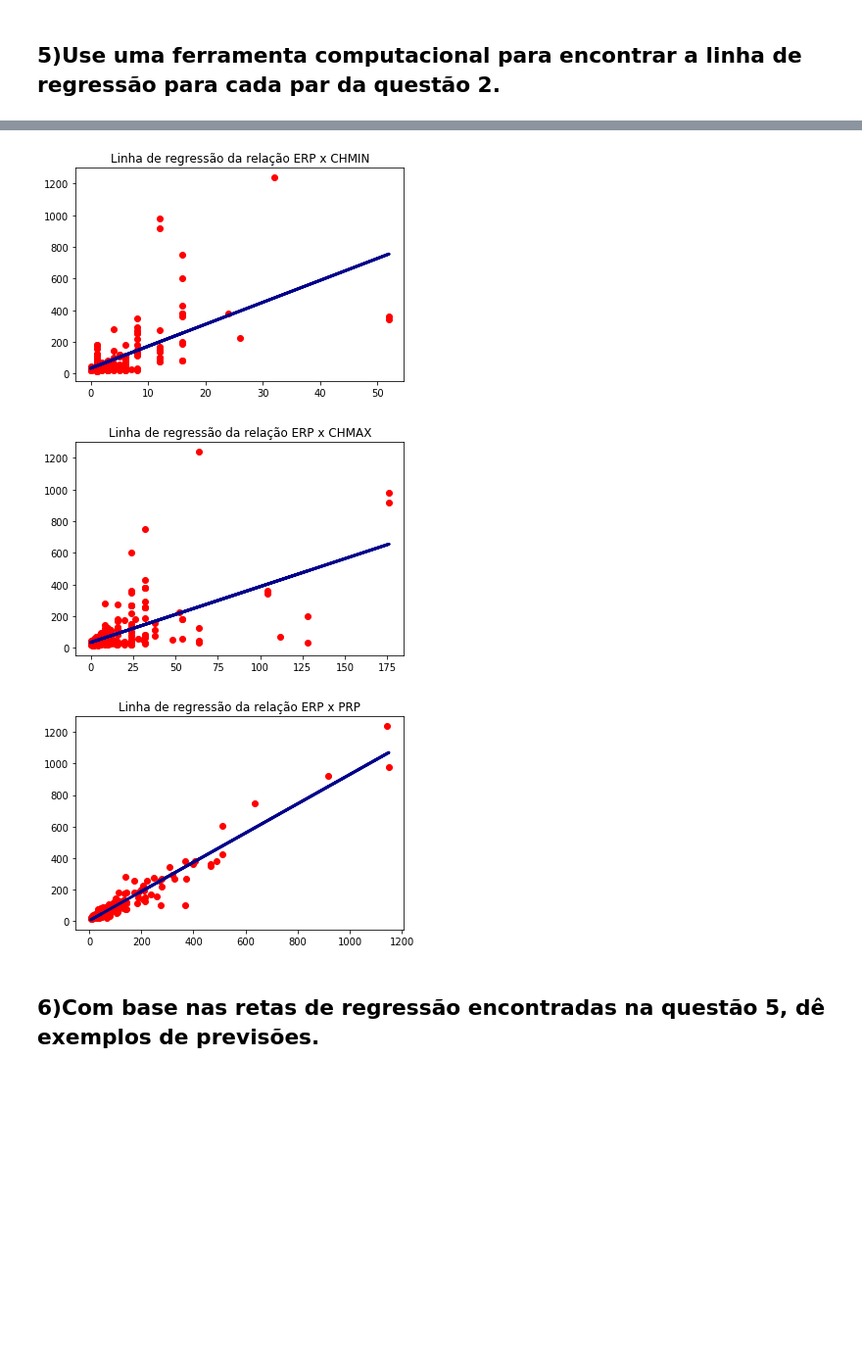
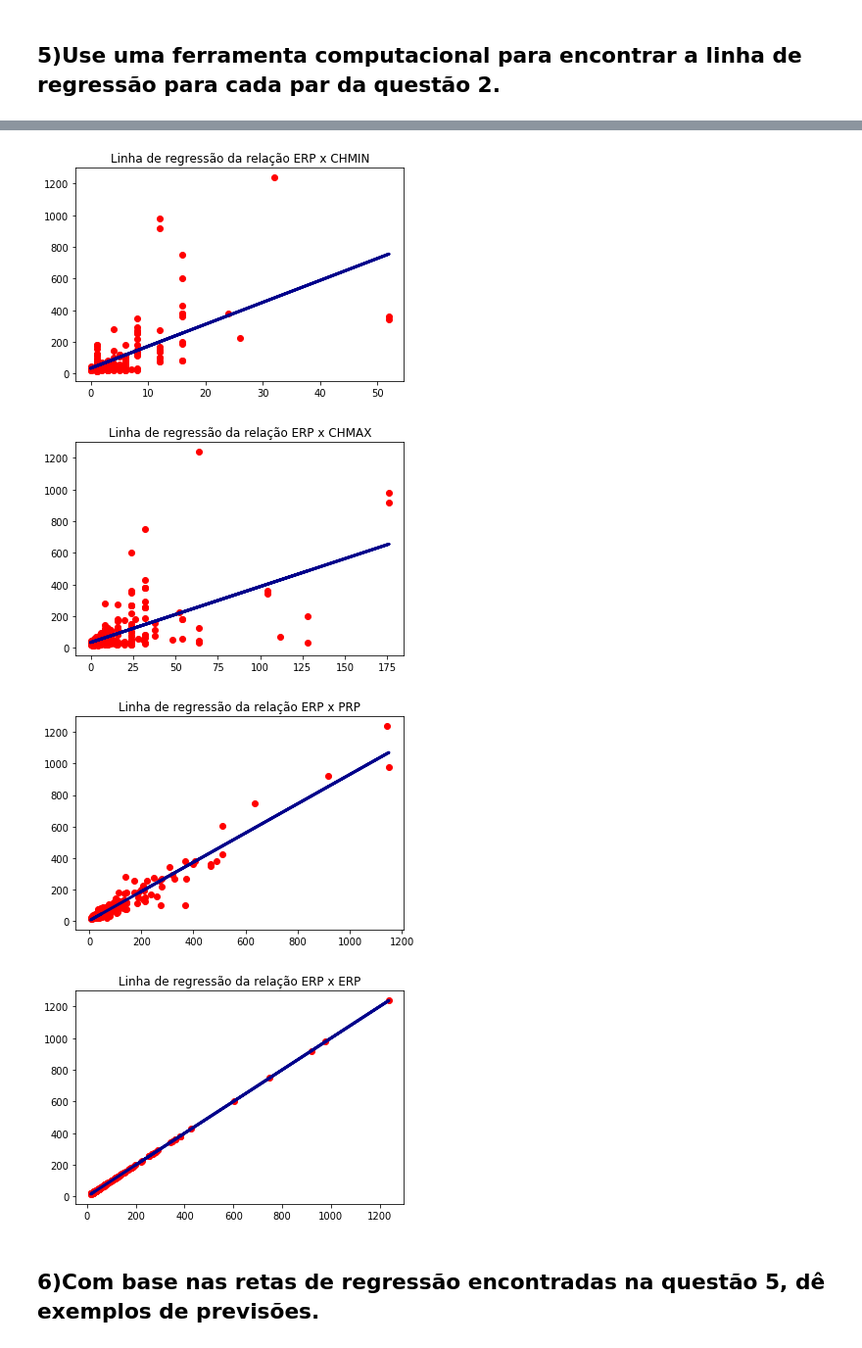
Before and after one commit to Krymancer/TrabalhoProbabilidade, a Jupyter notebook: Trabalho de Probabilidade.ipynb, the cells around one changed output, grey strips where cells are left out. Shown at 98% size. Saved outputs shown, nothing was run; the diff lists cells and outputs as text; code cells hidden in the pictures; blank space fills up the shorter version.

```diff
--- a/Trabalho de Probabilidade.ipynb
+++ b/Trabalho de Probabilidade.ipynb
@@ -80,10 +99,10 @@ df.corr()
 for column in df.columns:
     if column != 'Marca' and column != 'Modelo' and column != 'ERP':
         icorr = df['ERP'].corr(df[column])
-        print('A correlação entre ERP e',column,'é:', icorr, end=" ")
-        if icorr > 0 and icorr < 0.5:
+        print(' - A correlação entre ERP e',column,'é:', icorr, end=" ")
+        if abs(icorr) > 0 and abs(icorr) < 0.5:
             print('correlação fraca')
-        elif icorr > 0.5 and icorr < 0.8:
+        elif abs(icorr) > 0.5 and abs(icorr) < 0.8:
             print('correlação moderada')
         else:
              print('correlação forte')
@@ -102,25 +145,26 @@ A correlação entre ERP e PRP é: 0.9664716584437559 correlação forte
 # %%
 i=1
 for column in ColumnsNames:
     y = df['ERP']
-    if column != 'Marca' and column != 'Modelo' and column != 'ERP':
+    if column != 'Marca' and column != 'Modelo':
         x = df[column]
         x = x.values.reshape([x.shape[0], 1])
         regressao = skln.LinearRegression()
         regressao.fit(x, y)
         y_pred = regressao.predict(x)
         plt.figure(i)
         plt.scatter(x, y,  color='red')
         plt.plot(x, y_pred,  'darkblue', linewidth=3)
         plt.title('Linha de regressão da relação ERP x ' +  column)
         i = i + i
 # %% [output]
 [figure]
 [figure]
 [figure]
 [figure]
 [figure]
 [figure]
 [figure]
+[figure, added]
 # %% [markdown]
 ## 6)Com base nas retas de regressão encontradas na questão 5, dê exemplos de previsões.
```
Also changed, not shown: parts of 9 cells of this notebook.
